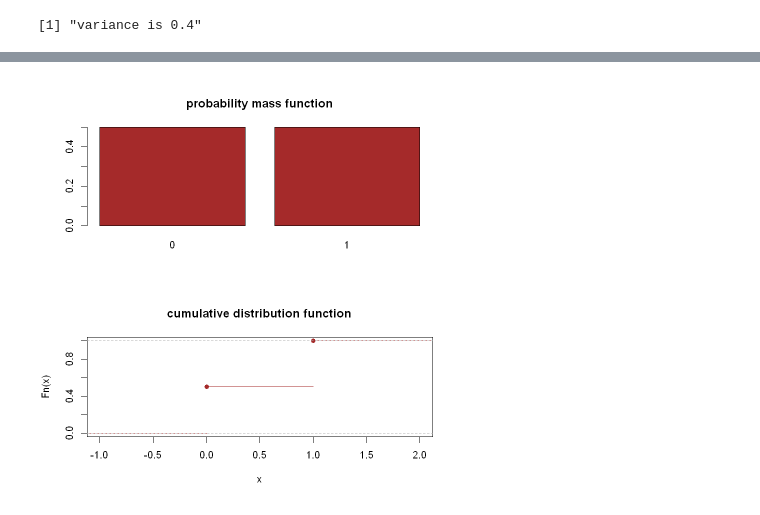
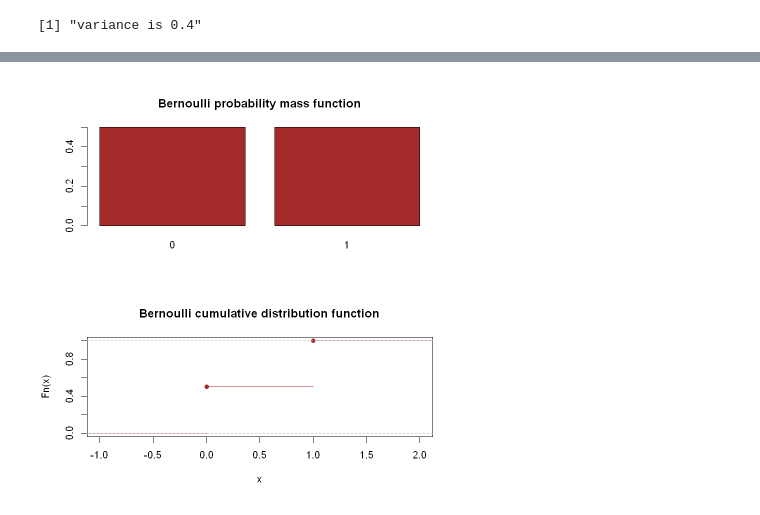
Before and after one commit to lliu1871/book, a Jupyter notebook: binf8441/_sources/chap2.ipynb, the cells around one changed output, grey strips where cells are left out. Cells and saved outputs as stored; diff of their text form; code cells hidden in the pictures.

```diff
--- a/binf8441/_sources/chap2.ipynb
+++ b/binf8441/_sources/chap2.ipynb
@@ -239,6 +342,6 @@ The random variable $X$ denotes the outcome of flipping a coin one time
 # %%
 par(mfrow=c(2,1))
-barplot(c("0"=0.5,"1"=0.5),col="brown",main="probability mass function")
-plot(ecdf(c(0,1)),col="brown",main="cumulative distribution function")
+barplot(c("0"=0.5,"1"=0.5),col="brown",main="Bernoulli probability mass function")
+plot(ecdf(c(0,1)),col="brown",main="Bernoulli cumulative distribution function")
 # %% [output]
-[figure, old version]
+[figure, new version]
```
Also changed, not shown: parts of 23 cells of this notebook, 30 other files.
